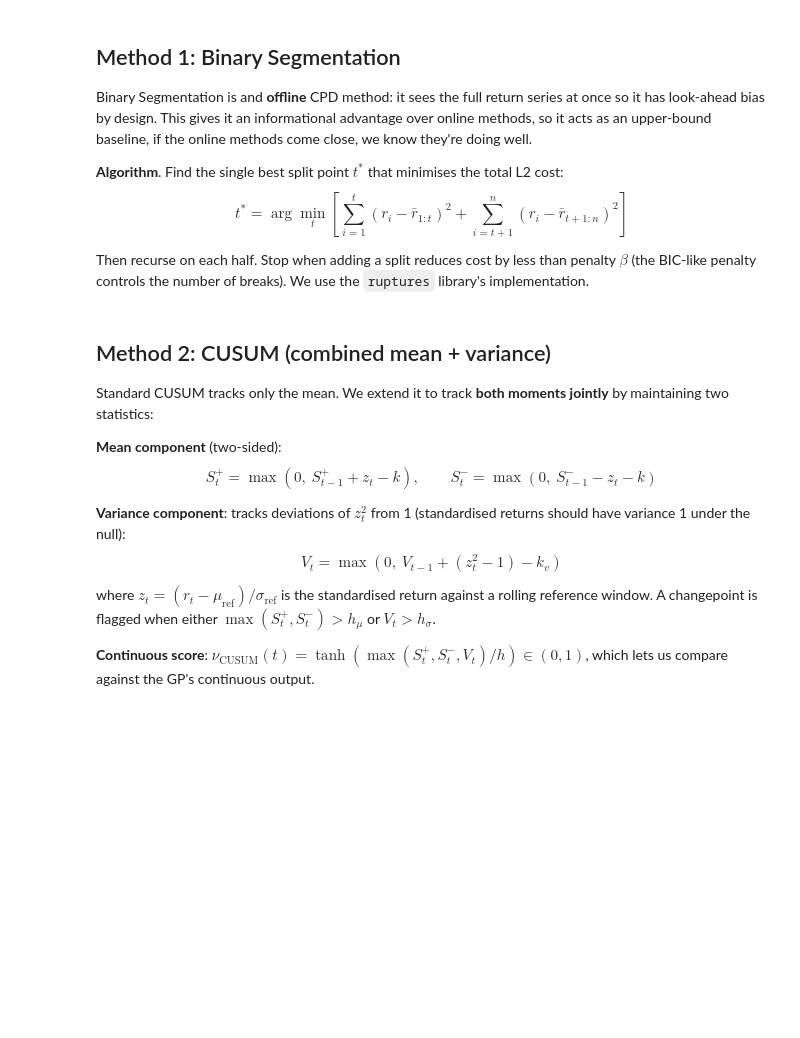
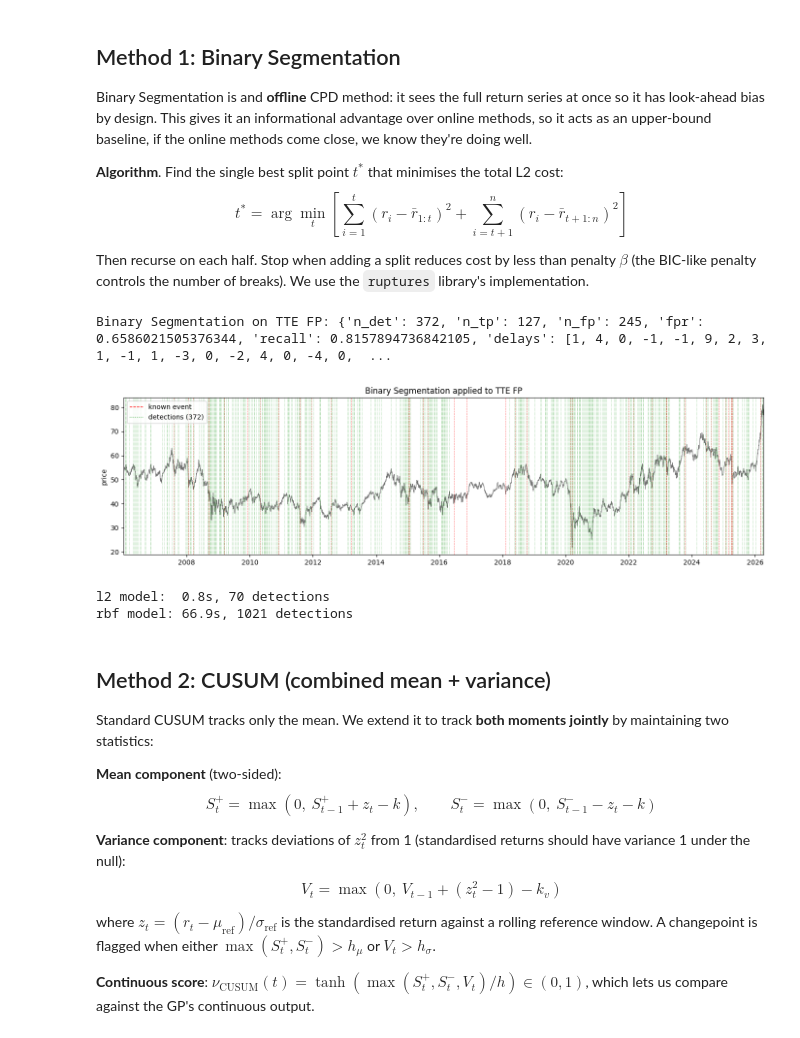
Before and after one commit to Edoardovona/STOXX600_DeepMomentumNetwork, a Jupyter notebook: notebooks/02_changepoint_detection.ipynb, the cells around one changed output. Drawn from its saved outputs; the diff is of its cells as text; code cells hidden in the pictures; blank space fills up the shorter version.

```diff
--- a/notebooks/02_changepoint_detection.ipynb
+++ b/notebooks/02_changepoint_detection.ipynb
@@ -39,7 +39,7 @@ plt.rcParams.update({"figure.figsize": (14, 4), "figure.dpi": 100,  "axes.grid":
 # %% [markdown]
 ## Load processed stock data
 # %%
-USE_DENOISED = True
+USE_DENOISED = False
 
 df = pd.read_csv(
     PROJECT_ROOT / "data/processed/stoxx600/stoxx600_processed.csv",
@@ -236,20 +248,26 @@ $$t^* = \arg\min_{t} \left[\sum_{i=1}^{t} (r_i - \bar{r}_{1:t})^2 + \sum_{i=t+1}
 
 Then recurse on each half. Stop when adding a split reduces cost by less than penalty $\beta$ (the BIC-like penalty controls the number of breaks). We use the `ruptures` library's implementation.
 # %%
-det_binseg = binary_segmentation(returns_p, penalty_mult=0.02, model="l2")
+det_binseg = binary_segmentation(returns_p, penalty_mult=0.05, model="l2")
 res_binseg = evaluate_or_count(det_binseg, events_p)
 print(f"Binary Segmentation on {PRIMARY}: {res_binseg}")
 plot_detections(dates_p, prices_p, return_dates_p, det_binseg,
                 f"Binary Segmentation applied to {PRIMARY}", "C2")
+# %% [output]
+Binary Segmentation on TTE FP: {'n_det': 372, 'n_tp': 127, 'n_fp': 245, 'fpr': 0.6586021505376344, 'recall': 0.8157894736842105, 'delays': [1, 4, 0, -1, -1, 9, 2, 3, 1, -1, 1, -3, 0, -2, 4, 0, -4, 0,  ...
+[figure, added]
 # %%
 # which model to use for binary segmentation? l2 or rbf (2nd seems too expensive computationally, and whats the difference)
 t0 = time.time()
-det = binary_segmentation(returns_p, penalty_mult=0.25, model="l2")
+det = binary_segmentation(returns_p, penalty_mult=0.1, model="l2")
 print(f"l2 model:  {time.time()-t0:.1f}s, {len(det)} detections")
 
 t0 = time.time()
-det = binary_segmentation(returns_p, penalty_mult=0.25, model="rbf")
+det = binary_segmentation(returns_p, penalty_mult=0.1, model="rbf")
 print(f"rbf model: {time.time()-t0:.1f}s, {len(det)} detections")
+# %% [output]
+l2 model:  0.8s, 70 detections
+rbf model: 66.9s, 1021 detections
 # %% [markdown]
 ## Method 2: CUSUM (combined mean + variance)
 
```
Also changed, not shown: parts of 21 cells of this notebook, 7 other files.
